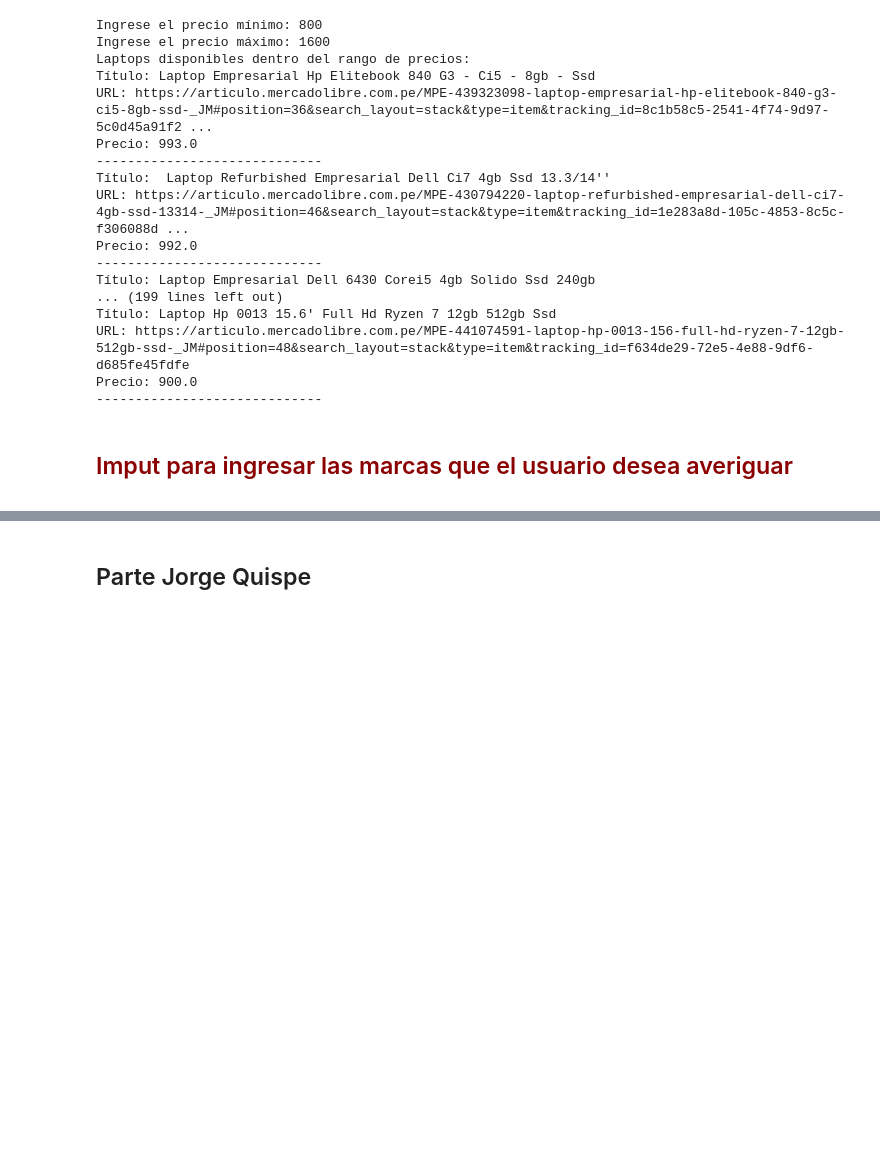
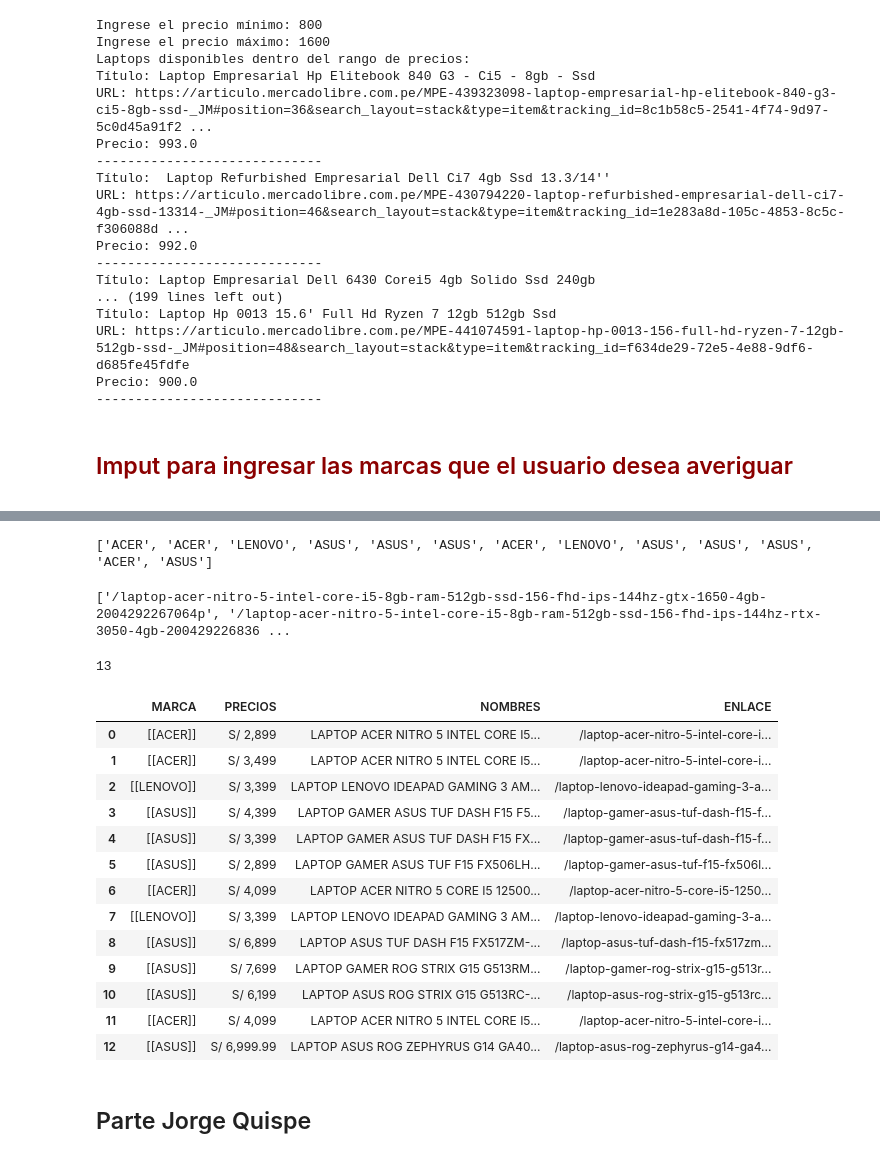
Before and after one commit to BrendaAnali/Trabajo-Final-LP2, a Jupyter notebook: scraping-mercado-libre.ipynb, the cells around one changed output, grey strips where cells are left out. Saved outputs shown, nothing was run; the diff lists cells and outputs as text; code cells hidden in the pictures; blank space fills up the shorter version.

Commit message:
agregando datos ripley

```diff
--- a/scraping-mercado-libre.ipynb
+++ b/scraping-mercado-libre.ipynb
@@ -304,0 +347,7 @@ print(df_filtrado.to_string(index=False))
+# %%
+pre= list()
+
+for i in precios:
+    pre.append(i.text)
+print(pre)
+len(pre)
@@ -304,0 +357,6 @@ print(df_filtrado.to_string(index=False))
+# %%
+nombre= list()
+
+for i in nombres:
+    nombre.append(i.text)
+print(nombre)
@@ -304,0 +371,4 @@ print(df_filtrado.to_string(index=False))
+# %%
+marca=soup.find_all("div", {"class":"brand-logo"})#obteniendo los datos del precio del producto.
+marca
+#len(marca)
@@ -305,3 +389,51 @@ print(df_filtrado.to_string(index=False))
+# %%
+marcas= list()
+
+for i in marca:
+    marcas.append(i.text)
+print(marcas)
+# %% [output]
+['ACER', 'ACER', 'LENOVO', 'ASUS', 'ASUS', 'ASUS', 'ACER', 'LENOVO', 'ASUS', 'ASUS', 'ASUS', 'ACER', 'ASUS']
+# %%
+enlaces = []
+
+# Buscar todos los elementos 'a' que contengan la clase 'catalog-product-item'
+productos = soup.find_all('a', class_='catalog-product-item')
+
+# Iterar sobre los elementos encontrados y obtener el enlace
+for producto in productos:
+    enlace = producto['href']
+    enlaces.append(enlace)
+
+# Imprimir los enlaces obtenidos
+print(enlaces)
+len(enlaces)
+# %% [output]
+['/laptop-acer-nitro-5-intel-core-i5-8gb-ram-512gb-ssd-156-fhd-ips-144hz-gtx-1650-4gb-2004292267064p', '/laptop-acer-nitro-5-intel-core-i5-8gb-ram-512gb-ssd-156-fhd-ips-144hz-rtx-3050-4gb-200429226836 ...
+13
+# %%
+data = {"MARCA":marca,"PRECIOS":pre,"NOMBRES":nombre,"ENLACE":enlaces}
+
+
+
+df = pd.DataFrame(data, columns = ["MARCA","PRECIOS","NOMBRES","ENLACE"])
+
+df
+# %% [output]
+|  | MARCA | PRECIOS | NOMBRES | ENLACE |
+| 0 | [[ACER]] | S/ 2,899 | LAPTOP ACER NITRO 5 INTEL CORE I5... | /laptop-acer-nitro-5-intel-core-i... |
+| 1 | [[ACER]] | S/ 3,499 | LAPTOP ACER NITRO 5 INTEL CORE I5... | /laptop-acer-nitro-5-intel-core-i... |
+| 2 | [[LENOVO]] | S/ 3,399 | LAPTOP LENOVO IDEAPAD GAMING 3 AM... | /laptop-lenovo-ideapad-gaming-3-a... |
+| 3 | [[ASUS]] | S/ 4,399 | LAPTOP GAMER ASUS TUF DASH F15 F5... | /laptop-gamer-asus-tuf-dash-f15-f... |
+| 4 | [[ASUS]] | S/ 3,399 | LAPTOP GAMER ASUS TUF DASH F15 FX... | /laptop-gamer-asus-tuf-dash-f15-f... |
+| 5 | [[ASUS]] | S/ 2,899 | LAPTOP GAMER ASUS TUF F15 FX506LH... | /laptop-gamer-asus-tuf-f15-fx506l... |
+| 6 | [[ACER]] | S/ 4,099 | LAPTOP ACER NITRO 5 CORE I5 12500... | /laptop-acer-nitro-5-core-i5-1250... |
+| 7 | [[LENOVO]] | S/ 3,399 | LAPTOP LENOVO IDEAPAD GAMING 3 AM... | /laptop-lenovo-ideapad-gaming-3-a... |
+| 8 | [[ASUS]] | S/ 6,899 | LAPTOP ASUS TUF DASH F15 FX517ZM-... | /laptop-asus-tuf-dash-f15-fx517zm... |
+| 9 | [[ASUS]] | S/ 7,699 | LAPTOP GAMER ROG STRIX G15 G513RM... | /laptop-gamer-rog-strix-g15-g513r... |
+| 10 | [[ASUS]] | S/ 6,199 | LAPTOP ASUS ROG STRIX G15 G513RC-... | /laptop-asus-rog-strix-g15-g513rc... |
+| 11 | [[ACER]] | S/ 4,099 | LAPTOP ACER NITRO 5 INTEL CORE I5... | /laptop-acer-nitro-5-intel-core-i... |
+| 12 | [[ASUS]] | S/ 6,999.99 | LAPTOP ASUS ROG ZEPHYRUS G14 GA40... | /laptop-asus-rog-zephyrus-g14-ga4... |
 # %% [markdown]
 ## Parte Jorge Quispe
 # %%
```
Also changed, not shown: parts of 8 cells of this notebook.
